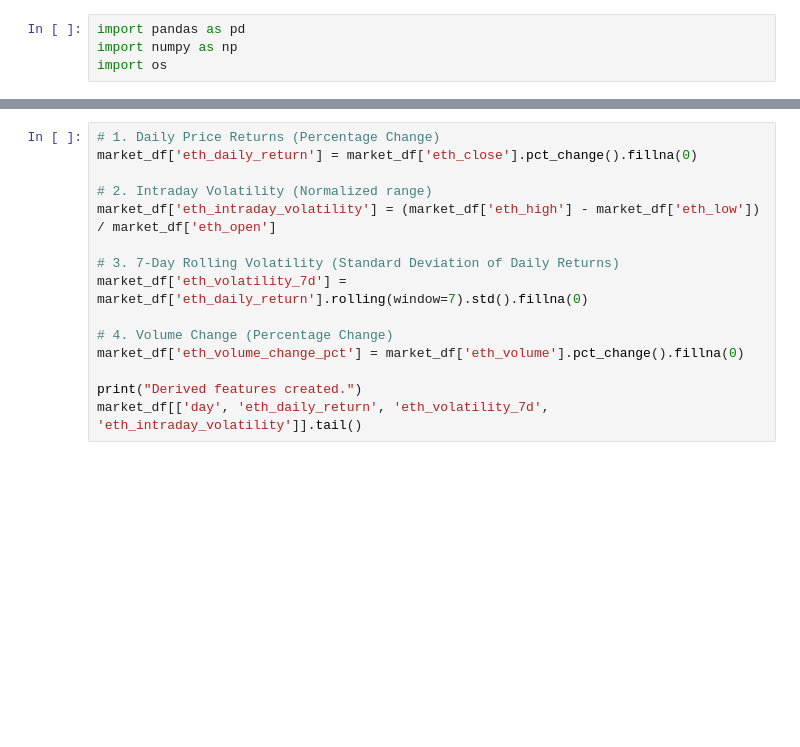
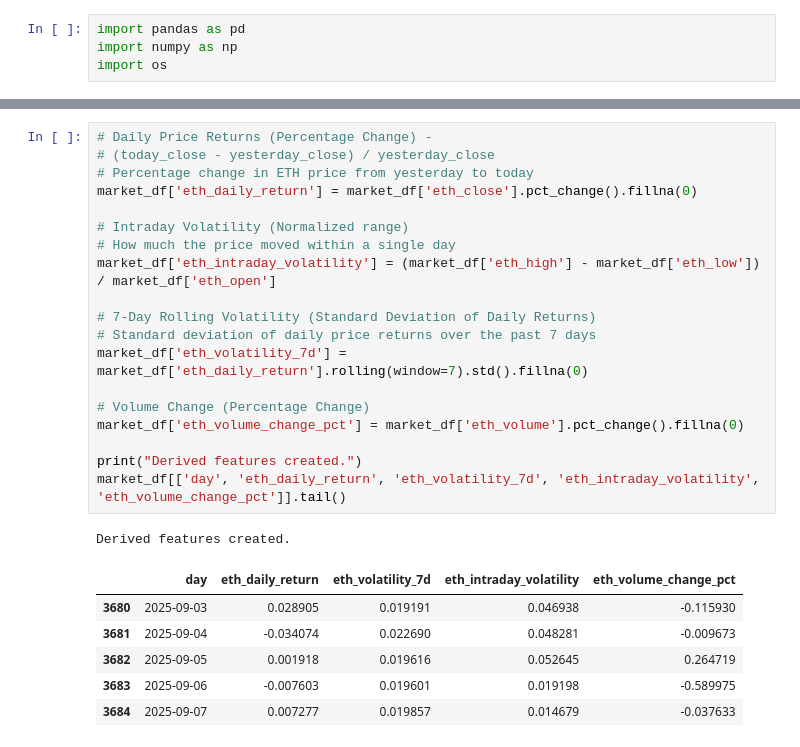
Before and after one commit to NileshFdo/FuseChain-FYP, a Jupyter notebook: ml_pipeline/notebooks/data_preprocess_market.ipynb, the cells around one changed output, grey strips where cells are left out. Drawn from its saved outputs; the diff is of its cells as text; blank space fills up the shorter version.

```diff
--- a/ml_pipeline/notebooks/data_preprocess_market.ipynb
+++ b/ml_pipeline/notebooks/data_preprocess_market.ipynb
@@ -52,15 +69,27 @@ market_df.head()
 # %%
-# 1. Daily Price Returns (Percentage Change)
+# Daily Price Returns (Percentage Change) -
+# (today_close - yesterday_close) / yesterday_close
+# Percentage change in ETH price from yesterday to today
 market_df['eth_daily_return'] = market_df['eth_close'].pct_change().fillna(0)
 
-# 2. Intraday Volatility (Normalized range)
+# Intraday Volatility (Normalized range)
+# How much the price moved within a single day
 market_df['eth_intraday_volatility'] = (market_df['eth_high'] - market_df['eth_low']) / market_df['eth_open']
 
-# 3. 7-Day Rolling Volatility (Standard Deviation of Daily Returns)
+# 7-Day Rolling Volatility (Standard Deviation of Daily Returns)
+# Standard deviation of daily price returns over the past 7 days
 market_df['eth_volatility_7d'] = market_df['eth_daily_return'].rolling(window=7).std().fillna(0)
 
-# 4. Volume Change (Percentage Change)
+# Volume Change (Percentage Change)
 market_df['eth_volume_change_pct'] = market_df['eth_volume'].pct_change().fillna(0)
 
 print("Derived features created.")
-market_df[['day', 'eth_daily_return', 'eth_volatility_7d', 'eth_intraday_volatility']].tail()
+market_df[['day', 'eth_daily_return', 'eth_volatility_7d', 'eth_intraday_volatility', 'eth_volume_change_pct']].tail()
+# %% [output]
+Derived features created.
+|  | day | eth_daily_return | eth_volatility_7d | eth_intraday_volatility | eth_volume_change_pct |
+| 3680 | 2025-09-03 | 0.028905 | 0.019191 | 0.046938 | -0.115930 |
+| 3681 | 2025-09-04 | -0.034074 | 0.022690 | 0.048281 | -0.009673 |
+| 3682 | 2025-09-05 | 0.001918 | 0.019616 | 0.052645 | 0.264719 |
+| 3683 | 2025-09-06 | -0.007603 | 0.019601 | 0.019198 | -0.589975 |
+| 3684 | 2025-09-07 | 0.007277 | 0.019857 | 0.014679 | -0.037633 |
```
Also changed, not shown: parts of 13 cells of this notebook, 4 other files.
